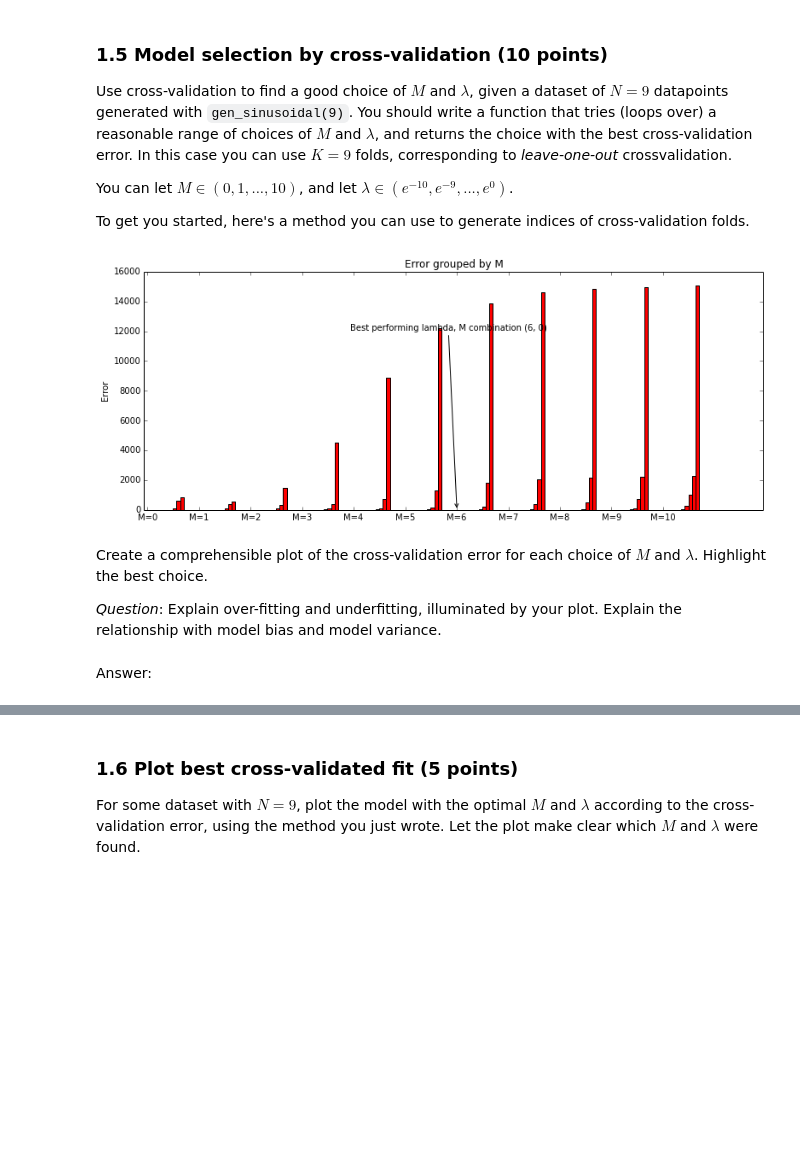
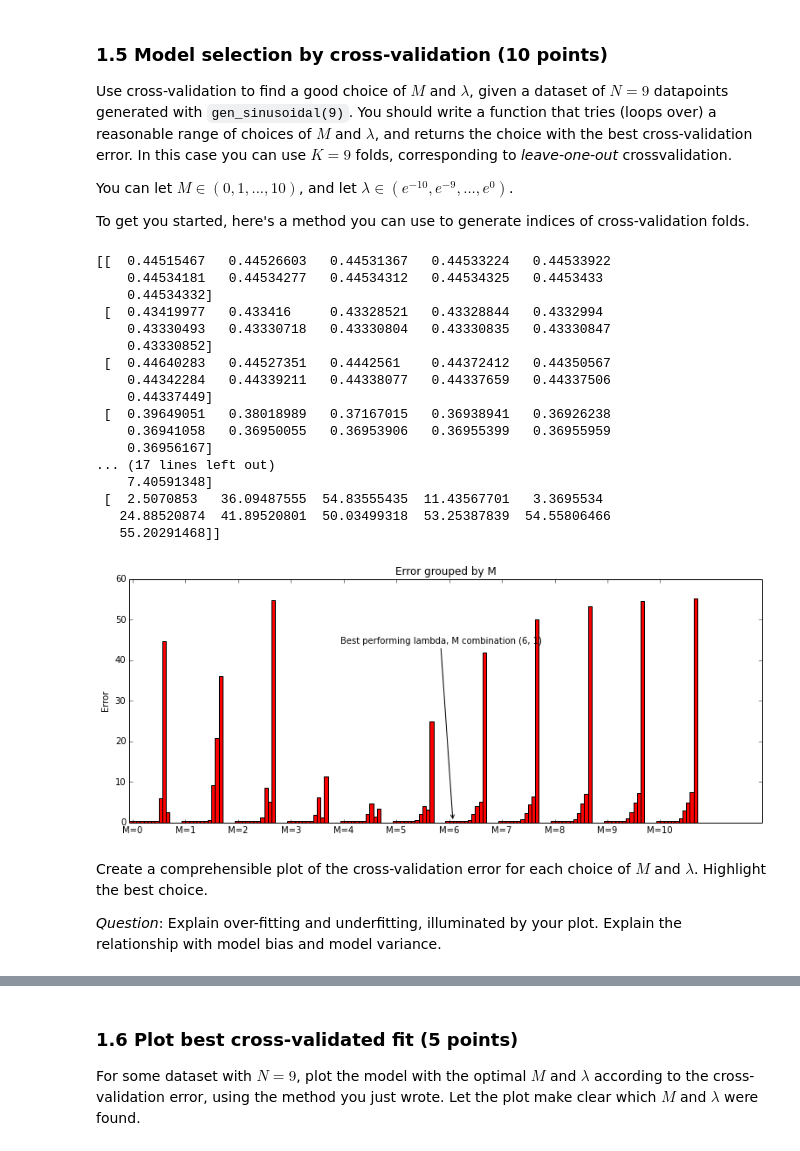
Before and after one commit to TopSteely/ML1, a Jupyter notebook: Lab1/Lab1_second_try.ipynb, the cells around one changed output, grey strips where cells are left out. Drawn from its saved outputs; the diff is of its cells as text; code cells hidden in the pictures; blank space fills up the shorter version.

Commit message:
new error + answer
I answered the question about the bias thing and implemented a different
error function based on bias and variance

```diff
--- a/Lab1/Lab1_second_try.ipynb
+++ b/Lab1/Lab1_second_try.ipynb
@@ -163,11 +163,12 @@ def model_evaluation(dataX,dataY):
     models = np.zeros((11, 11))
     indices = kfold_indices(9,9)
     error = 0
-
+    variance = 0
     for m in range(11): #loop over 11 Ms
         for lambd in range(11): #loop over 11 lambdas
             #reset error to zero
             error = np.zeros(9)
+            temp = np.zeros([9,m+1])
             #loop over 9 folds
             train_foldX = np.zeros(9)
             train_foldY = np.zeros(9)
@@ -180,7 +181,7 @@ def model_evaluation(dataX,dataY):
                 #fit polynomial for train_fold
                 poly = fit_polynomial_reg(train_foldX, train_foldY, m, math.exp(-lambd))
 
-
+                mean_model = 0
                 #check why its wrong
                 #plt.plot(x_plot, np.sin(x_plot))
                 #for i in range (0, np.size(train_foldX)):
@@ -191,17 +192,34 @@ def model_evaluation(dataX,dataY):
                 #plt.plot(valid_foldX, np.polyval(poly[::-1], valid_foldX), marker='*', color='r')
                 #plt.show()
 
-
-
                 #sum calculated prediction error
                 #print valid_foldY, np.polyval(poly[::-1], valid_foldX), poly, poly[::-1]
                 #raw_input('Hey: ')
                 valid_phi = getPhi(valid_foldX, m)
                 error[l] = (valid_foldY - np.polyval(poly[::-1], valid_foldX))**2
+
+                mean_model += (poly[::-1])
+                temp[l,:]=poly[::-1]
+
             #print error, (sum(error)/9)
             #raw_input('Hey: ')
             #update models with error for M and lambd
-            models[m][lambd] = (sum(error)/9) + lambd/2+poly.T.dot(poly)
+
+            # initial implementation of error
+            # models[m][lambd] = (sum(error)/9) + lambd/2+poly.T.dot(poly)
+
+            # alt implementation
+            mean_model = mean_model/9
+            bias_2 = 0
+            for i in sampleX:
+                bias_2 += (np.polyval(mean_model, i) - np.sin(i))**2
+                for j in range (0,9):
+                    variance += (np.polyval(temp[j,:], i) - np.polyval(mean_model, i))**2
+                variance = variance / 9
+            variance = variance / 9
+            bias_2 = bias_2/9
+
+            models[m][lambd] = bias_2 + variance
     return models
 
 def get_best_model(models):
@@ -215,7 +233,7 @@ def get_best_model(models):
                 best_i = i
                 best_j = j
     return best_i,best_j
-#asdasd
+
 def plot_errors(errors, best):
     bestX = best[0]
     bestY = best[1]
@@ -231,38 +249,53 @@ def plot_errors(errors, best):
         ind = ind + width
 
     ax.set_ylabel('Error')
     ax.set_title('Error grouped by M')
     ax.set_xticks(np.arange(groups) + width)
     ax.set_xticklabels(('M=0', 'M=1', 'M=2', 'M=3', 'M=4', 'M=5', 'M=6', 'M=7', 'M=8', 'M=9', 'M=10'))
 
     ## highlight best ##
     times = 0
     highestError = 0
     for m in errors:
        for n in m:
             highestError = max(highestError, n)
     bestHeight = errors[bestX][bestY]
 
     ax.annotate('Best performing lambda, M combination (' + str(bestX) + ', ' + str(bestY) + ')',
                 xy=(bestX + (bestY + 1) * width, bestHeight), xycoords='data',
                 xytext=(4, 0.8 * highestError), textcoords='data',
                 arrowprops=dict(arrowstyle="->",
                                 connectionstyle="arc3"),
                 )
     plt.show()
 
 
 models = model_evaluation(sampleData[0],sampleData[1])
-#print models
+print models
 train_folds,valid_folds = kfold_indices(len(sampleData[0]), 9)
 #print train_folds, valid_folds
 plot_errors(models, get_best_model(models))
 #wrong, why
 # %% [output]
+[[  0.44515467   0.44526603   0.44531367   0.44533224   0.44533922
+    0.44534181   0.44534277   0.44534312   0.44534325   0.4453433
+    0.44534332]
+ [  0.43419977   0.433416     0.43328521   0.43328844   0.4332994
+    0.43330493   0.43330718   0.43330804   0.43330835   0.43330847
+    0.43330852]
+ [  0.44640283   0.44527351   0.4442561    0.44372412   0.44350567
+    0.44342284   0.44339211   0.44338077   0.44337659   0.44337506
+    0.44337449]
+ [  0.39649051   0.38018989   0.37167015   0.36938941   0.36926238
+    0.36941058   0.36950055   0.36953906   0.36955399   0.36955959
+    0.36956167]
+... (17 lines left out)
+    7.40591348]
+ [  2.5070853   36.09487555  54.83555435  11.43567701   3.3695534
+   24.88520874  41.89520801  50.03499318  53.25387839  54.55806466
+   55.20291468]]
-[figure, old version]
+[figure, new version]
 # %% [markdown]
 Create a comprehensible plot of the cross-validation error for each choice of $M$ and $\lambda$. Highlight the best choice.
 
 _Question_: Explain over-fitting and underfitting, illuminated by your plot. Explain the relationship with model bias and model variance.
-# %% [markdown]
-Answer:
```
Also changed, not shown: parts of 4 cells of this notebook.
